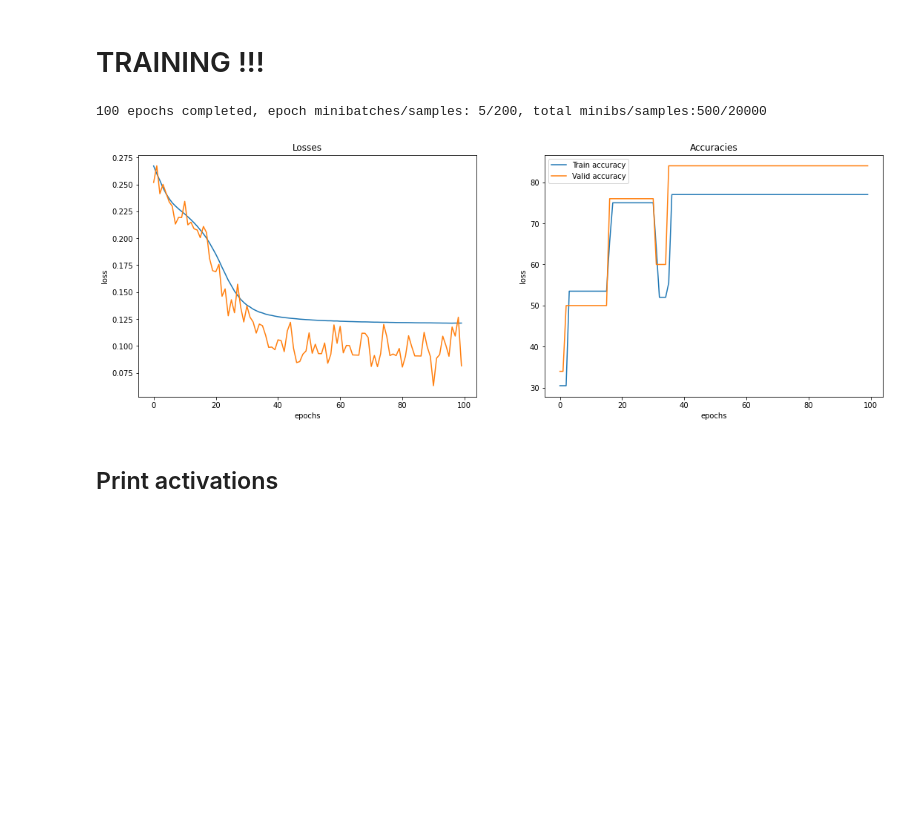
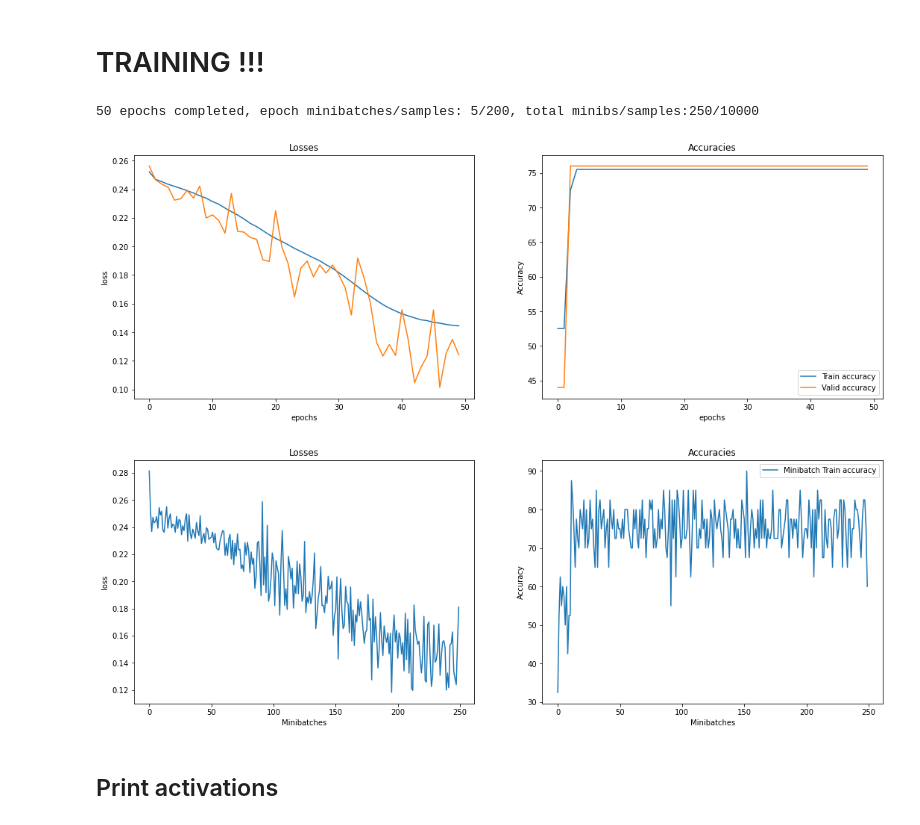
Before and after one commit to IsisChameleon/CSYS5030, a Jupyter notebook: Assignment2/xor-capturing-output-v3-cleanup.ipynb, the cells around one changed output. Saved outputs shown, nothing was run; the diff lists cells and outputs as text; code cells hidden in the pictures; blank space fills up the shorter version.

```diff
--- a/Assignment2/xor-capturing-output-v3-cleanup.ipynb
+++ b/Assignment2/xor-capturing-output-v3-cleanup.ipynb
@@ -131,12 +132,15 @@ class statsLogger():
         self.epochs=0
         self.minibatches=0
         self.samples=0
+        self.all_minibatches_accuracies=[]  # accuracies for all minibatches in all epochs
+        self.all_minibatches_losses=[]  # accuracies for all minibatches in all epochs
 
     def startEpoch(self):
         self.epoch_total_samples=0
         self.epoch_total_minibatches=0
         self.epoch_correct_samples=0
         self.minibatch_losses=[]  # losses for all minibatches in the epoch
+
 
     def getMinibatchStats(self, pred, yb, loss, pref_fn=lambda pred : (pred>0.5).float() ):
         #Accuracy
@@ -146,6 +150,8 @@ class statsLogger():
         self.epoch_total_samples += minibatch_total
         self.epoch_correct_samples += minibatch_num_corrects.item()
         self.minibatch_losses.append(loss.item())
+        self.all_minibatches_losses.append(loss.item())
+        self.all_minibatches_accuracies.append(100 *  minibatch_num_corrects.item() / minibatch_total)
         self.minibatches+=1
         self.epoch_total_minibatches+=1
 
@@ -173,10 +179,31 @@ def plotTraining(loggers: list, learner: learner):
     axs[1].plot(loggers['valid'].accuracies, label='Valid accuracy')
     axs[1].set_title('Accuracies')
     axs[1].set_xlabel('epochs')
-    axs[1].set_ylabel('loss')
+    axs[1].set_ylabel('Accuracy')
 
     plt.legend()
     plt.show()
+# %%
+def plotTrainingPerMiniBatch(loggers: list, learner: learner):
+
+    fig, axs= plt.subplots(1, 2, figsize=(18, 6))
+    plt.title('XOR Dataset Opt={}, lr={}, loss_fn={}'
+        .format(learner.opt.__class__.__name__, learner.lr, learner.loss_fn.__class__.__name__))
+
+    axs[0].plot(loggers['train'].all_minibatches_losses, label='Minibatch Train loss')
+    #axs[0].plot(loggers['valid'].all_minibatches_losses, label='Minibatch Valid loss')
+    axs[0].set_title('Losses')
+    axs[0].set_xlabel('Minibatches')
+    axs[0].set_ylabel('loss')
+
+    axs[1].plot(loggers['train'].all_minibatches_accuracies, label='Minibatch Train accuracy')
+    #axs[1].plot(loggers['valid'].all_minibatches_accuracies, label='Minibatch Valid accuracy')
+    axs[1].set_title('Accuracies')
+    axs[1].set_xlabel('Minibatches')
+    axs[1].set_ylabel('Accuracy')
+
+    plt.legend()
+    plt.show()
 # %% [markdown]
 # class ActivationsCollector
 # %%
@@ -407,26 +523,28 @@ def fit(model, optimizer, loaders, epochs, activation_collector, teCalc):
 # %%
 lr = 0.03
 bs = 40
 datasets, loaders = get_data(bs)
 g=0.7
-epochs=100
+epochs=50 #100
 target_history=1
 source_history=1
-past = bs
+past = 40
 
 activation_collector=activationsCollector(g)
-teCalc=teCalculator(target_history, source_history, past)
+teCalc=teCalculator(target_history, source_history, past, bs)
 Xorln = learner(XORnet(), lr, 'adam')
 model, opt, loss_fn = Xorln.get_model()
 
 
 loggers = fit(model, opt, loaders, epochs, activation_collector, teCalc)
 lg=loggers['train']
 print(f'{lg.epochs} epochs completed, epoch minibatches/samples: {lg.epoch_total_minibatches}/{lg.epoch_total_samples}, total minibs/samples:{lg.minibatches}/{lg.samples}')
 plotTraining(loggers, Xorln)
+plotTrainingPerMiniBatch(loggers, Xorln)
 # %% [output]
-100 epochs completed, epoch minibatches/samples: 5/200, total minibs/samples:500/20000
+50 epochs completed, epoch minibatches/samples: 5/200, total minibs/samples:250/10000
-[figure, old version]
+[figure, new version]
+[figure, added]
 # %% [markdown]
 ## Print activations
 # %%
```
Also changed, not shown: parts of 7 cells of this notebook.
